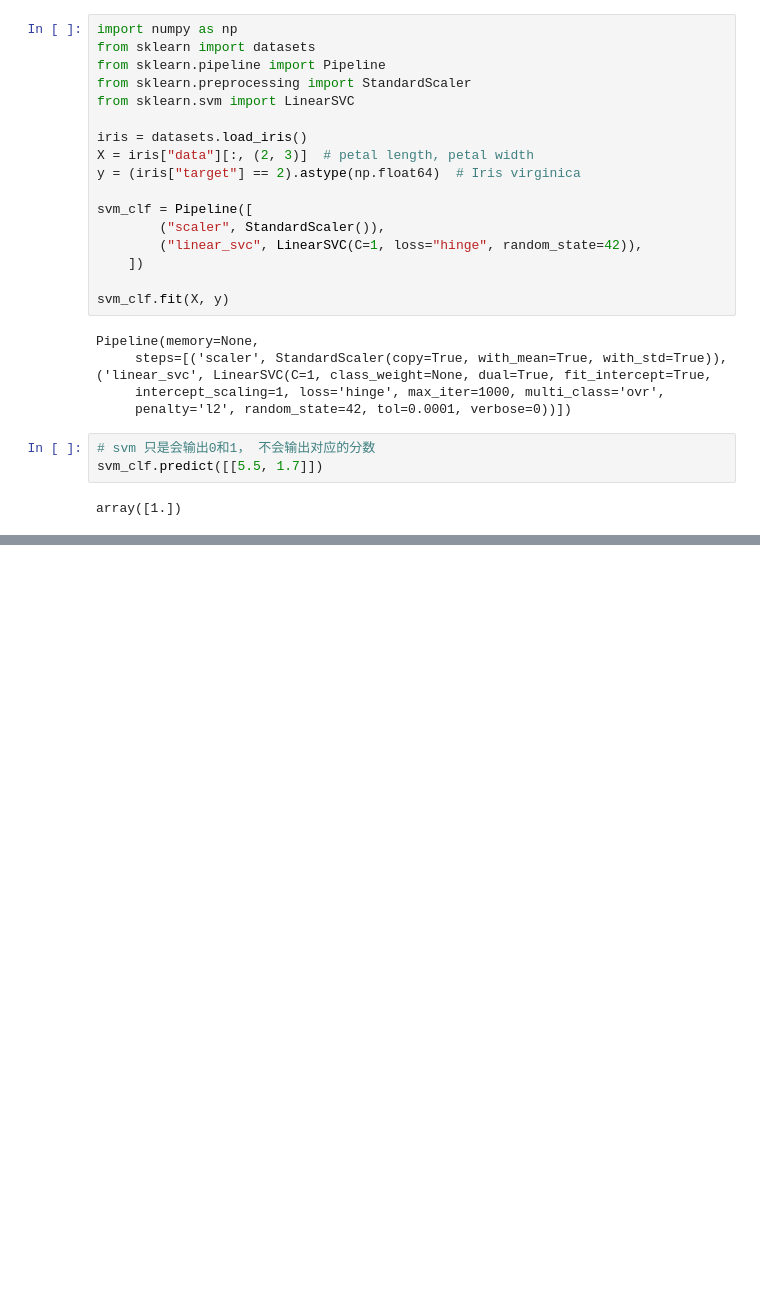
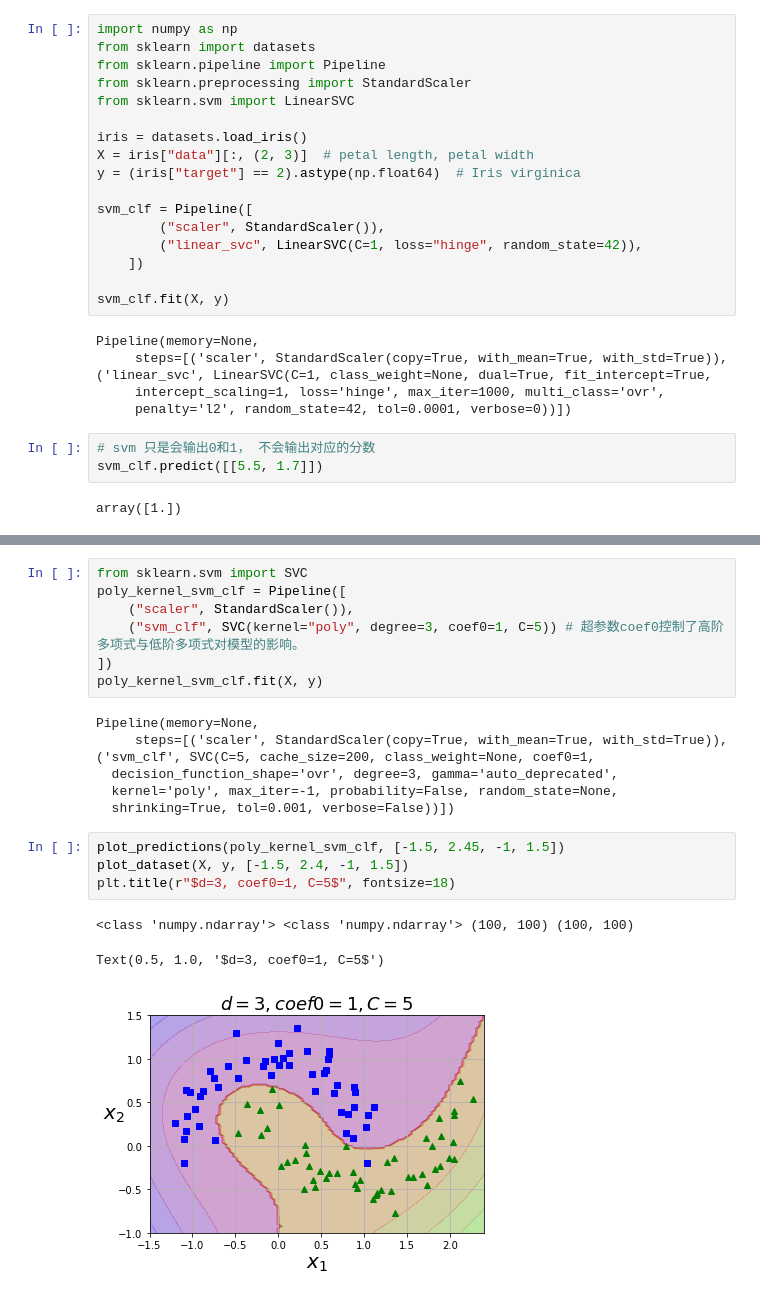
Before and after one commit to mengxiangyue/ml2-learn, a Jupyter notebook: 05_support_vector_machines.ipynb, the cells around one changed output, grey strips where cells are left out. Cells and saved outputs as stored; diff of their text form; blank space fills up the shorter version.

```diff
--- a/05_support_vector_machines.ipynb
+++ b/05_support_vector_machines.ipynb
@@ -181,0 +282,21 @@ Pipeline(memory=None,
+# %%
+from sklearn.svm import SVC
+poly_kernel_svm_clf = Pipeline([
+    ("scaler", StandardScaler()),
+    ("svm_clf", SVC(kernel="poly", degree=3, coef0=1, C=5)) # 超参数coef0控制了高阶多项式与低阶多项式对模型的影响。
+])
+poly_kernel_svm_clf.fit(X, y)
+# %% [output]
+Pipeline(memory=None,
+     steps=[('scaler', StandardScaler(copy=True, with_mean=True, with_std=True)), ('svm_clf', SVC(C=5, cache_size=200, class_weight=None, coef0=1,
+  decision_function_shape='ovr', degree=3, gamma='auto_deprecated',
+  kernel='poly', max_iter=-1, probability=False, random_state=None,
+  shrinking=True, tol=0.001, verbose=False))])
+# %%
+plot_predictions(poly_kernel_svm_clf, [-1.5, 2.45, -1, 1.5])
+plot_dataset(X, y, [-1.5, 2.4, -1, 1.5])
+plt.title(r"$d=3, coef0=1, C=5$", fontsize=18)
+# %% [output]
+<class 'numpy.ndarray'> <class 'numpy.ndarray'> (100, 100) (100, 100)
+Text(0.5, 1.0, '$d=3, coef0=1, C=5$')
+[figure, added]
```
Also changed, not shown: parts of 14 cells of this notebook, 3 other files.
